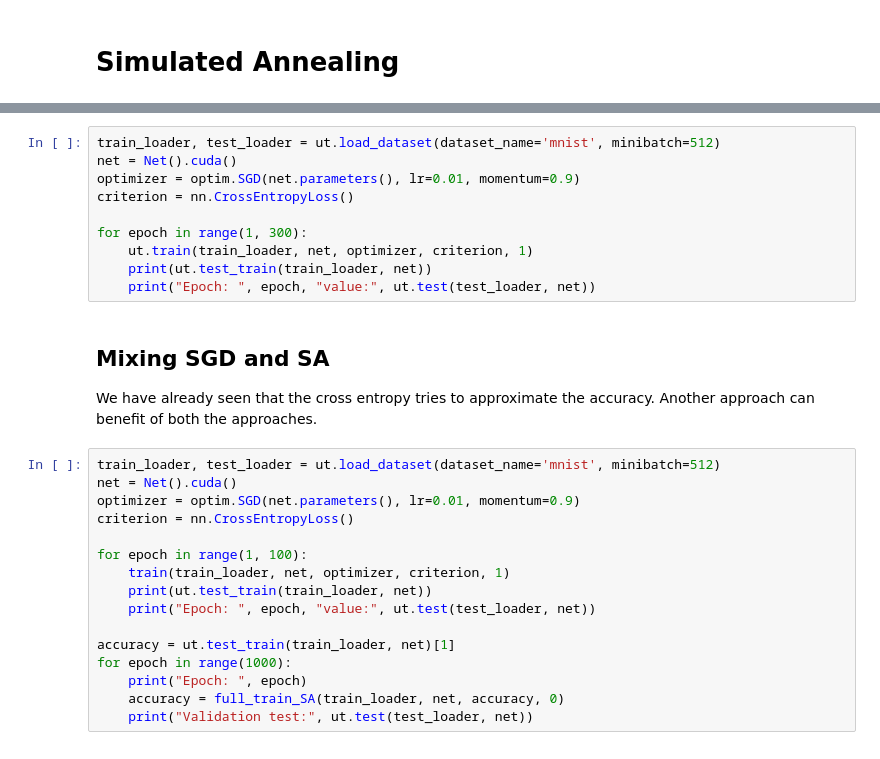
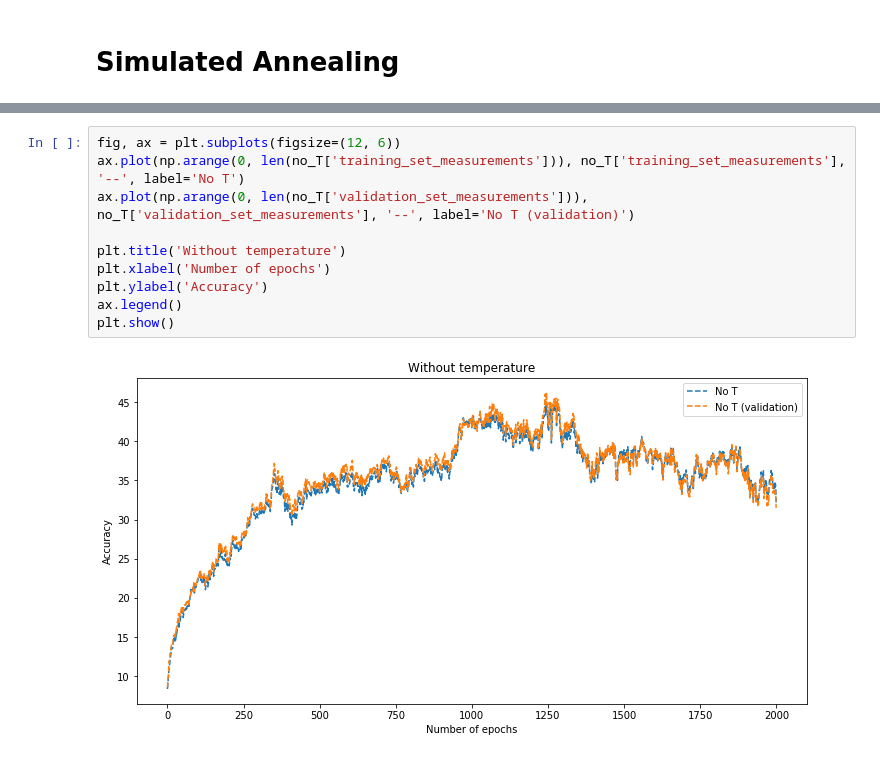
Before and after one commit to strin-matey/thesis, a Jupyter notebook: notebooks/sa/SimulatedAnnealing.ipynb, the cells around one changed output, grey strips where cells are left out. Saved outputs shown, nothing was run; the diff lists cells and outputs as text.

```diff
--- a/notebooks/sa/SimulatedAnnealing.ipynb
+++ b/notebooks/sa/SimulatedAnnealing.ipynb
@@ -262,29 +269,12 @@ Running the same network with the SGD algorithm to compare the results.
-# %%
-train_loader, test_loader = ut.load_dataset(dataset_name='mnist', minibatch=512)
-net = Net().cuda()
-optimizer = optim.SGD(net.parameters(), lr=0.01, momentum=0.9)
-criterion = nn.CrossEntropyLoss()
-
-for epoch in range(1, 300):
-    ut.train(train_loader, net, optimizer, criterion, 1)
-    print(ut.test_train(train_loader, net))
-    print("Epoch: ", epoch, "value:", ut.test(test_loader, net))
-# %% [markdown]
-## Mixing SGD and SA
-We have already seen that the cross entropy tries to approximate the accuracy. Another approach can benefit of both the approaches.
-# %%
-train_loader, test_loader = ut.load_dataset(dataset_name='mnist', minibatch=512)
-net = Net().cuda()
-optimizer = optim.SGD(net.parameters(), lr=0.01, momentum=0.9)
-criterion = nn.CrossEntropyLoss()
-
-for epoch in range(1, 100):
-    train(train_loader, net, optimizer, criterion, 1)
-    print(ut.test_train(train_loader, net))
-    print("Epoch: ", epoch, "value:", ut.test(test_loader, net))
-
-accuracy = ut.test_train(train_loader, net)[1]
-for epoch in range(1000):
-    print("Epoch: ", epoch)
-    accuracy = full_train_SA(train_loader, net, accuracy, 0)
-    print("Validation test:", ut.test(test_loader, net))
+# %%
+fig, ax = plt.subplots(figsize=(12, 6))
+ax.plot(np.arange(0, len(no_T['training_set_measurements'])), no_T['training_set_measurements'], '--', label='No T')
+ax.plot(np.arange(0, len(no_T['validation_set_measurements'])), no_T['validation_set_measurements'], '--', label='No T (validation)')
+
+plt.title('Without temperature')
+plt.xlabel('Number of epochs')
+plt.ylabel('Accuracy')
+ax.legend()
+plt.show()
+# %% [output]
+[figure, added]
```
Also changed, not shown: parts of 16 cells of this notebook.
